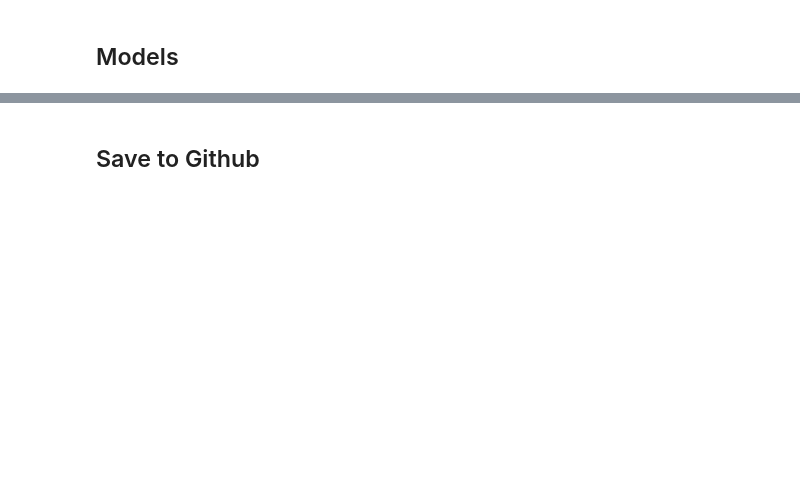
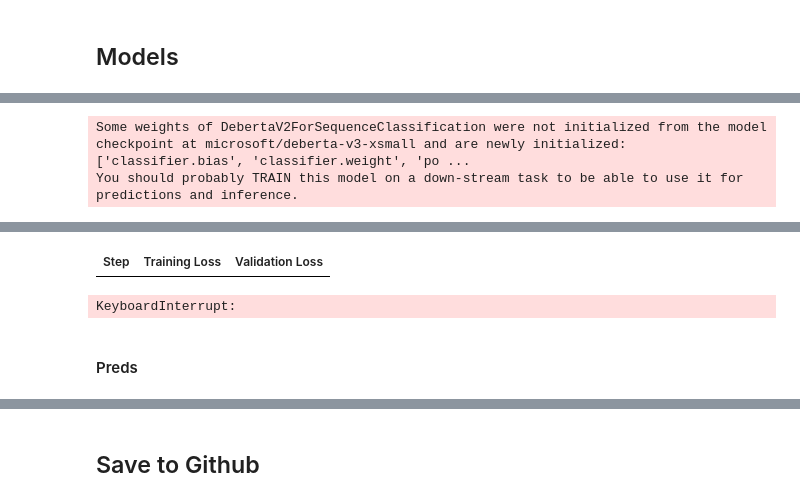
Before and after one commit to abishpius/MAP_Charting_Student_Math_Misunderstandings, a Jupyter notebook: Kaggle_MAP_Charting_Student_Math_Misunderstandings.ipynb, the cells around one changed output, grey strips where cells are left out. Saved outputs shown, nothing was run; the diff lists cells and outputs as text; code cells hidden in the pictures; blank space fills up the shorter version.

```diff
--- a/Kaggle_MAP_Charting_Student_Math_Misunderstandings.ipynb
+++ b/Kaggle_MAP_Charting_Student_Math_Misunderstandings.ipynb
@@ -483,0 +624,10 @@ plt.show()
+# %%
+from transformers import DebertaV2ForSequenceClassification
+
+model = DebertaV2ForSequenceClassification.from_pretrained(
+    model_name,
+    num_labels=n_classes
+)
+# %% [output]
+Some weights of DebertaV2ForSequenceClassification were not initialized from the model checkpoint at microsoft/deberta-v3-xsmall and are newly initialized: ['classifier.bias', 'classifier.weight', 'po ...
+You should probably TRAIN this model on a down-stream task to be able to use it for predictions and inference.
@@ -483,0 +655,35 @@ plt.show()
+# %%
+# CUSTOM MAP@3 METRIC
+
+from sklearn.metrics import average_precision_score
+
+def compute_map3(eval_pred):
+    logits, labels = eval_pred
+    probs = torch.nn.functional.softmax(torch.tensor(logits), dim=-1).numpy()
+
+    top3 = np.argsort(-probs, axis=1)[:, :3]  # Top 3 predictions
+    match = (top3 == labels[:, None])
+
+    # Compute MAP@3 manually
+    map3 = 0
+    for i in range(len(labels)):
+        if match[i, 0]:
+            map3 += 1.0
+        elif match[i, 1]:
+            map3 += 1.0 / 2
+        elif match[i, 2]:
+            map3 += 1.0 / 3
+    return {"map@3": map3 / len(labels)}
+# %%
+# Trainer
+trainer = Trainer(
+    model=model,
+    args=training_args,
+    train_dataset=train_ds,
+    eval_dataset=val_ds,
+    tokenizer=tokenizer,
+    compute_metrics=compute_map3,
+)
+
+trainer.train()
+# %% [output]
@@ -483,0 +691,2 @@ plt.show()
+| Step | Training Loss | Validation Loss |
+KeyboardInterrupt:
@@ -483,0 +699,2 @@ plt.show()
+# %% [markdown]
+#### Preds
```
Also changed, not shown: parts of 27 cells of this notebook.
